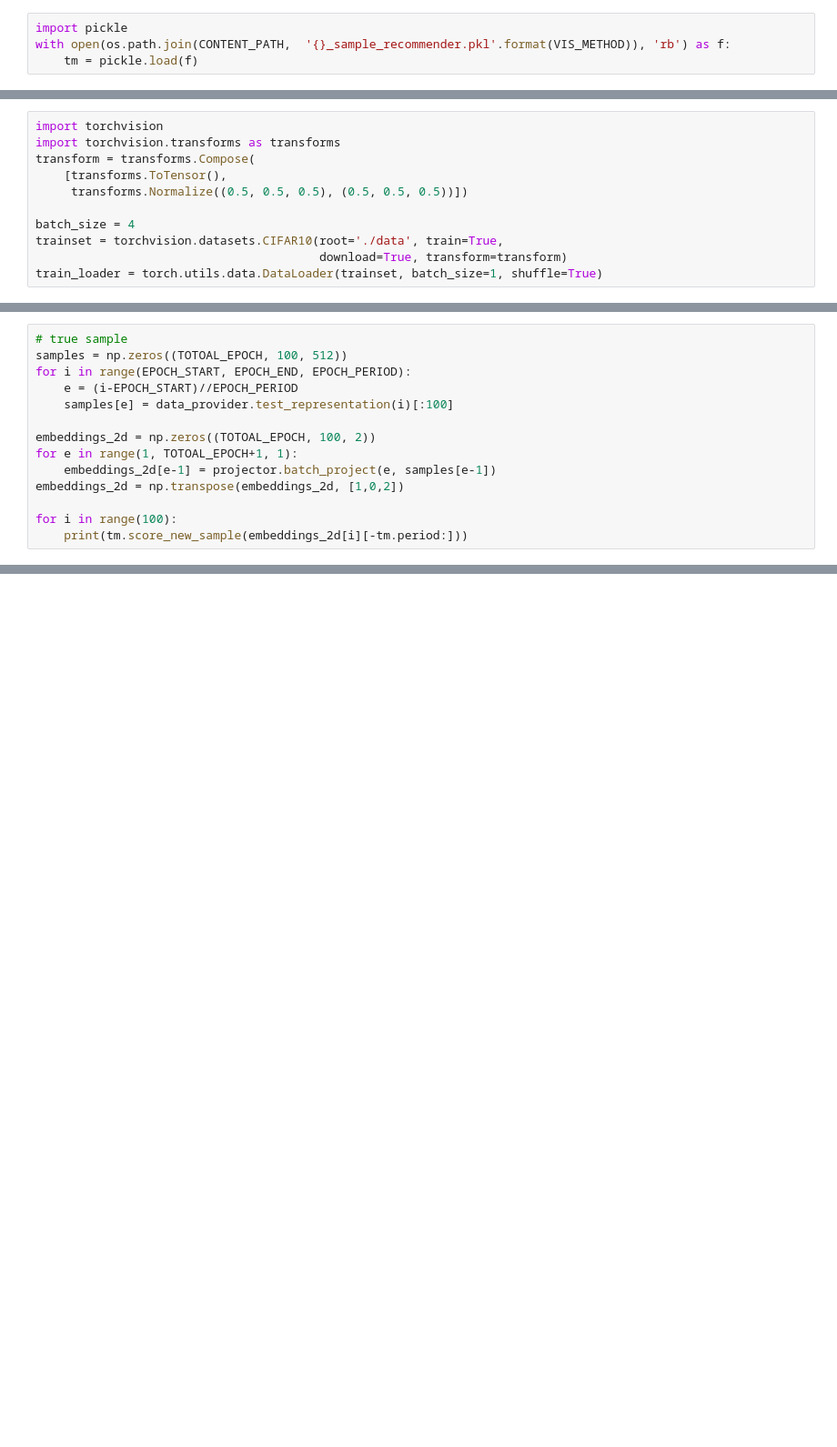
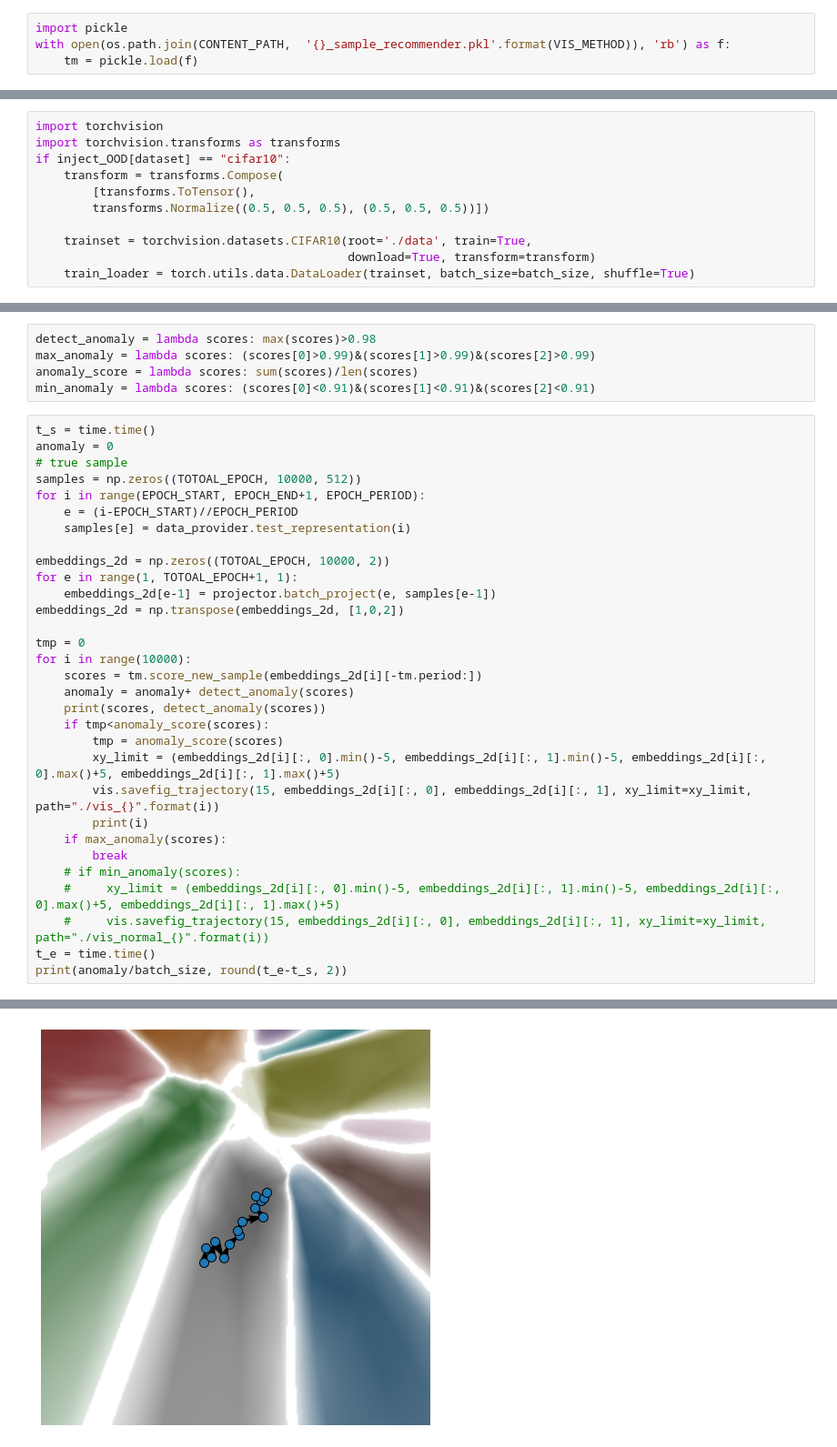
Before and after one commit to xianglinyang/DeepDebugger, a Jupyter notebook: experiments/anomaly_detection.ipynb, the cells around one changed output, grey strips where cells are left out. Shown at 91% size. Cells and saved outputs as stored; diff of their text form; blank space fills up the shorter version.

```diff
--- a/experiments/anomaly_detection.ipynb
+++ b/experiments/anomaly_detection.ipynb
@@ -86,12 +99,12 @@ train_loader = torch.utils.data.DataLoader(
 # %%
 import torchvision
 import torchvision.transforms as transforms
-transform = transforms.Compose(
-    [transforms.ToTensor(),
-     transforms.Normalize((0.5, 0.5, 0.5), (0.5, 0.5, 0.5))])
+if inject_OOD[dataset] == "cifar10":
+    transform = transforms.Compose(
+        [transforms.ToTensor(),
+        transforms.Normalize((0.5, 0.5, 0.5), (0.5, 0.5, 0.5))])
 
-batch_size = 4
-trainset = torchvision.datasets.CIFAR10(root='./data', train=True,
-                                        download=True, transform=transform)
-train_loader = torch.utils.data.DataLoader(trainset, batch_size=1, shuffle=True)
+    trainset = torchvision.datasets.CIFAR10(root='./data', train=True,
+                                            download=True, transform=transform)
+    train_loader = torch.utils.data.DataLoader(trainset, batch_size=batch_size, shuffle=True)
 # %% [output]
@@ -119,15 +130,37 @@ Downloading http://ufldl.stanford.edu/housenumbers/train_32x32.mat to data/train
+# %%
+detect_anomaly = lambda scores: max(scores)>0.98
+max_anomaly = lambda scores: (scores[0]>0.99)&(scores[1]>0.99)&(scores[2]>0.99)
+anomaly_score = lambda scores: sum(scores)/len(scores)
+min_anomaly = lambda scores: (scores[0]<0.91)&(scores[1]<0.91)&(scores[2]<0.91)
 # %%
+t_s = time.time()
+anomaly = 0
 # true sample
-samples = np.zeros((TOTOAL_EPOCH, 100, 512))
-for i in range(EPOCH_START, EPOCH_END, EPOCH_PERIOD):
+samples = np.zeros((TOTOAL_EPOCH, 10000, 512))
+for i in range(EPOCH_START, EPOCH_END+1, EPOCH_PERIOD):
     e = (i-EPOCH_START)//EPOCH_PERIOD
-    samples[e] = data_provider.test_representation(i)[:100]
+    samples[e] = data_provider.test_representation(i)
 
-embeddings_2d = np.zeros((TOTOAL_EPOCH, 100, 2))
+embeddings_2d = np.zeros((TOTOAL_EPOCH, 10000, 2))
 for e in range(1, TOTOAL_EPOCH+1, 1):
     embeddings_2d[e-1] = projector.batch_project(e, samples[e-1])
 embeddings_2d = np.transpose(embeddings_2d, [1,0,2])
 
-for i in range(100):
-    print(tm.score_new_sample(embeddings_2d[i][-tm.period:]))
+tmp = 0
+for i in range(10000):
+    scores = tm.score_new_sample(embeddings_2d[i][-tm.period:])
+    anomaly = anomaly+ detect_anomaly(scores)
+    print(scores, detect_anomaly(scores))
+    if tmp<anomaly_score(scores):
+        tmp = anomaly_score(scores)
+        xy_limit = (embeddings_2d[i][:, 0].min()-5, embeddings_2d[i][:, 1].min()-5, embeddings_2d[i][:, 0].max()+5, embeddings_2d[i][:, 1].max()+5)
+        vis.savefig_trajectory(15, embeddings_2d[i][:, 0], embeddings_2d[i][:, 1], xy_limit=xy_limit, path="./vis_{}".format(i))
+        print(i)
+    if max_anomaly(scores):
+        break
+    # if min_anomaly(scores):
+    #     xy_limit = (embeddings_2d[i][:, 0].min()-5, embeddings_2d[i][:, 1].min()-5, embeddings_2d[i][:, 0].max()+5, embeddings_2d[i][:, 1].max()+5)
+    #     vis.savefig_trajectory(15, embeddings_2d[i][:, 0], embeddings_2d[i][:, 1], xy_limit=xy_limit, path="./vis_normal_{}".format(i))
+t_e = time.time()
+print(anomaly/batch_size, round(t_e-t_s, 2))
 # %% [output]
@@ -151,0 +214 @@ KeyboardInterrupt:
+[figure, added]
```
Also changed, not shown: parts of 13 cells of this notebook, 5 other files.
